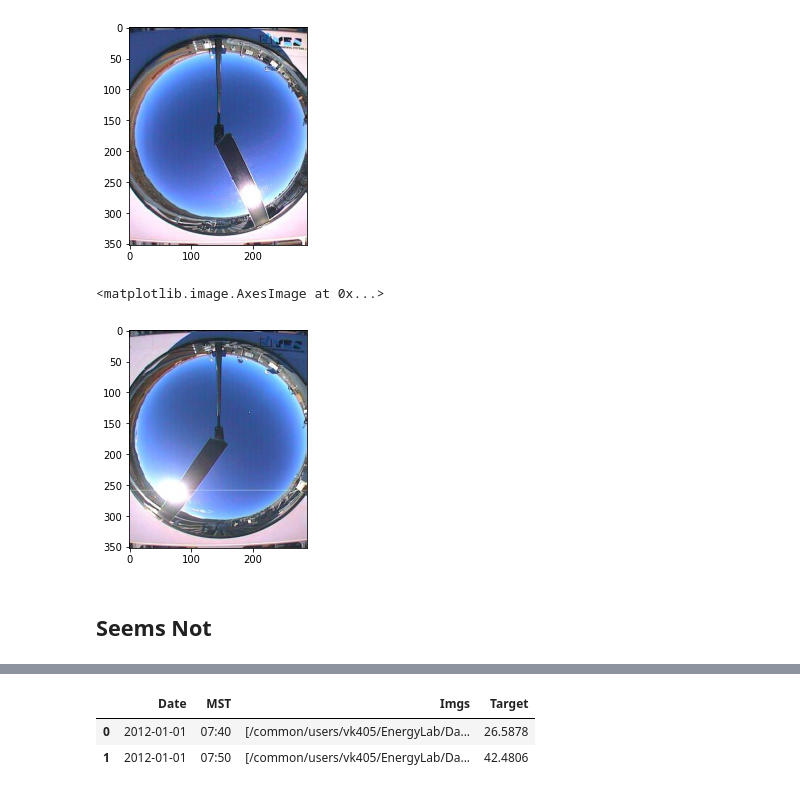
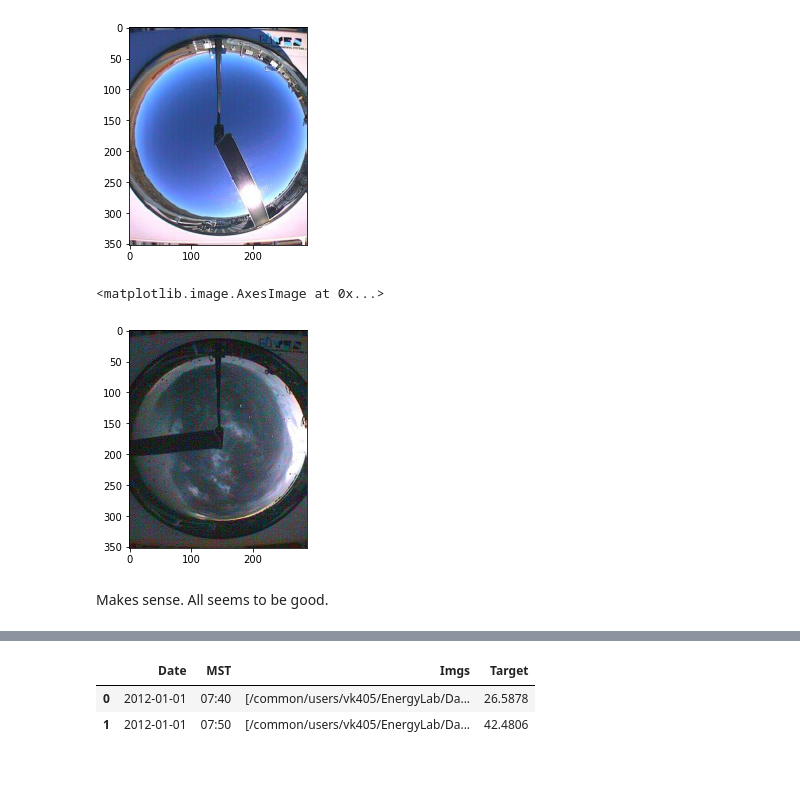
Before and after one commit to vin136/Solar-forcast, a Jupyter notebook: nbs/preprocess.ipynb, the cells around one changed output, grey strips where cells are left out. Drawn from its saved outputs; the diff is of its cells as text; code cells hidden in the pictures.

```diff
--- a/nbs/preprocess.ipynb
+++ b/nbs/preprocess.ipynb
@@ -226,10 +474,10 @@ plt.imshow(himg)
 <matplotlib.image.AxesImage at 0x...>
 [figure]
 # %%
-limg = mpimg.imread(image_dir/'20121113'/'20121113143000.raw.jpg')
+limg = mpimg.imread(image_dir/'20130822'/'20130822163000.raw.jpg')
 plt.imshow(limg)
 # %% [output]
 <matplotlib.image.AxesImage at 0x...>
-[figure, old version]
+[figure, new version]
-# %% [markdown]
-## Seems Not
+# %% [markdown]
+Makes sense. All seems to be good.
```
Also changed, not shown: parts of 93 cells of this notebook, 40 other files.
